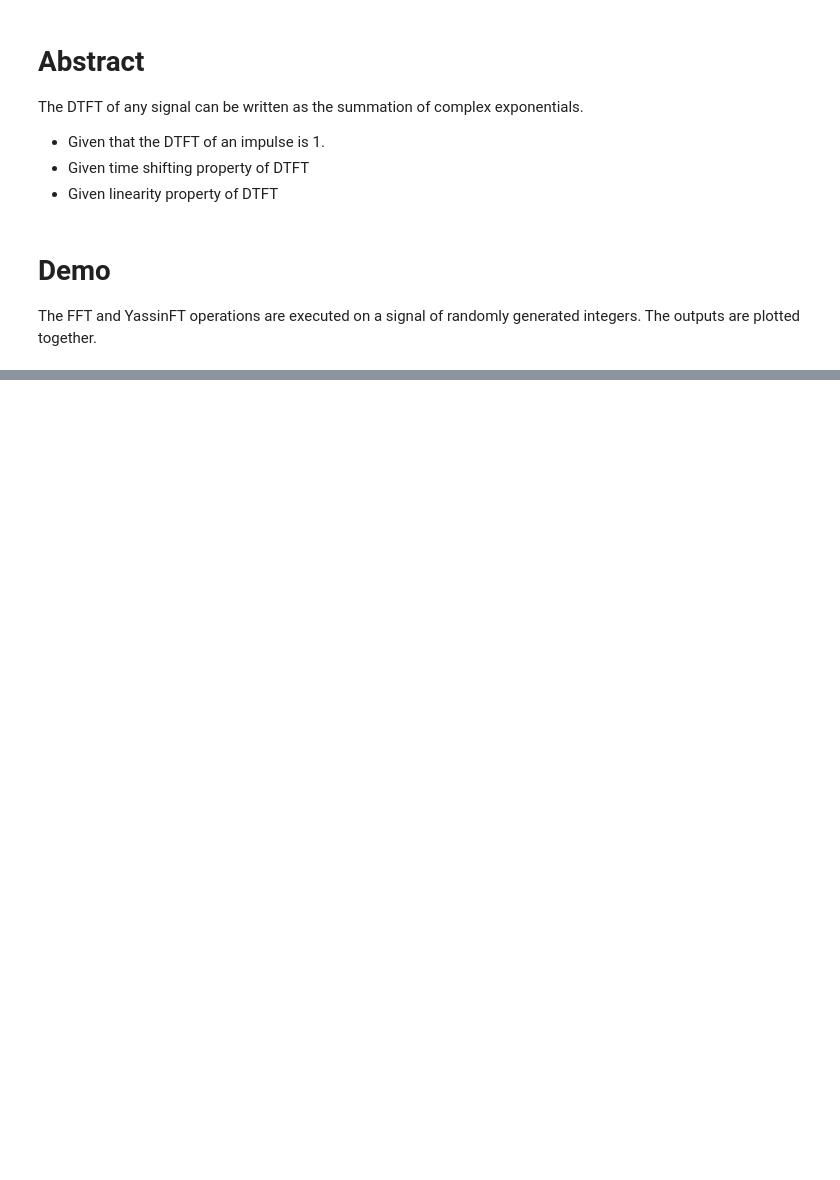
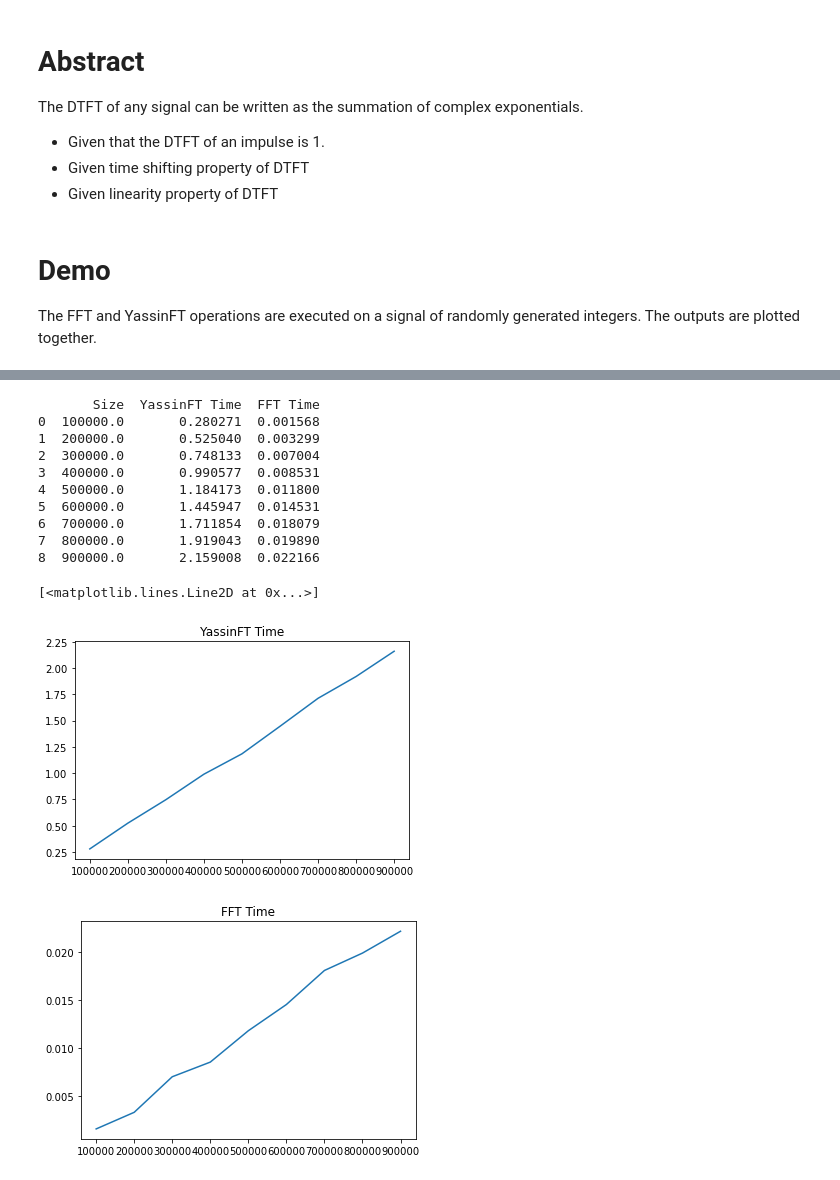
Before and after one commit to yassinkortam/ece113_hw, a Jupyter notebook: yassinft.ipynb, the cells around one changed output, grey strips where cells are left out. Cells and saved outputs as stored; diff of their text form; code cells hidden in the pictures; blank space fills up the shorter version.

Commit message:
added time comparison, improved effeciency

```diff
--- a/yassinft.ipynb
+++ b/yassinft.ipynb
@@ -31,7 +34,8 @@ The DTFT of any signal can be written as the summation of complex exponentials.
 def yassinft(x, w):
 
     #Execute time shifting property on all the coeffecients
-    matrix = np.array([x[k]*np.exp(-1j*w*k) for k in range(len(x))])
+    powers = np.array([-1j*w*k for k in range(len(x))])
+    matrix = x*ne.evaluate('exp(powers)') #2x faster than np.exp()
 
     #Dot product of the yassinft matrix with all ones matrix
     return np.sum(matrix)
@@ -69,0 +77,48 @@ plt.show()
+# %%
+logs = {'Size':[],'YassinFT Time':[], 'FFT Time':[]}
+for i in np.arange(1E5, 1E6, 1E5):
+
+    #Generate signal
+    n = np.arange(0, i, 1)
+    x = np.array([random.randint(0,10) for x in n])
+
+    #YassinFT
+    start = datetime.now()
+    ft = np.array([yassinft(x, w) for w in xft])
+    end = datetime.now()
+    yassinFTTime = end - start
+
+    #FFT
+    start = datetime.now()
+    ft2 = np.fft.fft(x)
+    end = datetime.now()
+    fftTime = end - start
+
+    logs['Size'].append(i)
+    logs['YassinFT Time'].append(yassinFTTime.total_seconds())
+    logs['FFT Time'].append(fftTime.total_seconds())
+
+logs = pd.DataFrame(logs)
+print(logs)
+
+plt.figure()
+plt.title("YassinFT Time")
+plt.plot(logs['Size'], logs['YassinFT Time'])
+
+plt.figure()
+plt.title("FFT Time")
+plt.plot(logs['Size'], logs['FFT Time'])
+# %% [output]
+       Size  YassinFT Time  FFT Time
+0  100000.0       0.280271  0.001568
+1  200000.0       0.525040  0.003299
+2  300000.0       0.748133  0.007004
+3  400000.0       0.990577  0.008531
+4  500000.0       1.184173  0.011800
+5  600000.0       1.445947  0.014531
+6  700000.0       1.711854  0.018079
+7  800000.0       1.919043  0.019890
+8  900000.0       2.159008  0.022166
+[<matplotlib.lines.Line2D at 0x...>]
+[figure, added]
+[figure, added]
```
Also changed, not shown: parts of 3 cells of this notebook.
